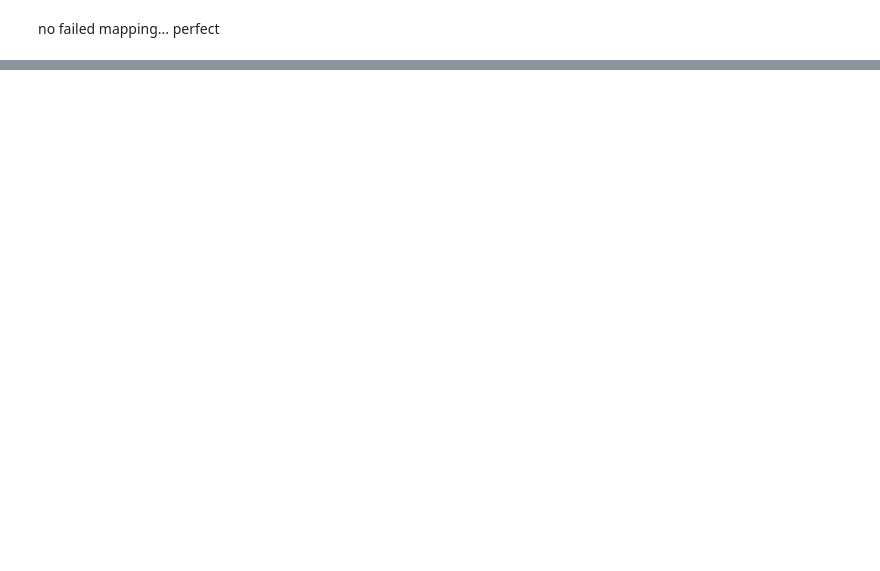
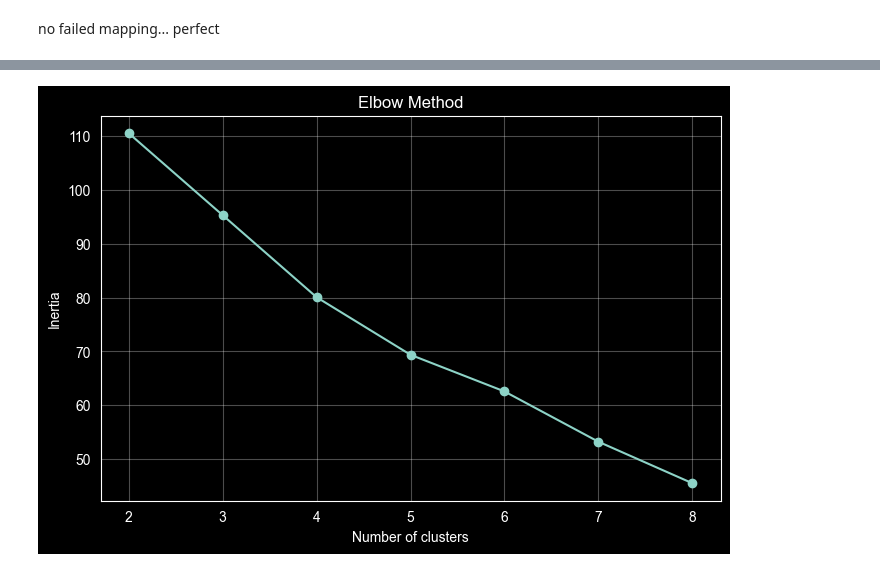
Before and after one commit to NancyNancy07/VIA_UrbanMicroFarm_MAL_Model, a Jupyter notebook: preproccess_samo.ipynb, the cells around one changed output, grey strips where cells are left out. Cells and saved outputs as stored; diff of their text form; code cells hidden in the pictures; blank space fills up the shorter version.

Commit message:
failed clustering

```diff
--- a/preproccess_samo.ipynb
+++ b/preproccess_samo.ipynb
@@ -612,0 +666,12 @@ for col in X_full.columns:
+# %%
+df_clean = df_clean.drop(columns=["Water_Group"])
+
+plant_profile = df_clean.groupby("Plant_ID").agg({
+    "Watering_Amount_ml": "mean",
+    "Watering_Frequency_days": "mean",
+    "Soil_Moisture_%": "mean",
+    "Light": "mean",
+    "Room_Temperature_C": "mean",
+    "Humidity_%": "mean",
+    "Health_Score": "mean"
+}).reset_index()
@@ -612,0 +708,22 @@ for col in X_full.columns:
+# %%
+from sklearn.cluster import KMeans
+from sklearn.metrics import silhouette_score
+import matplotlib.pyplot as plt
+
+k_values = range(2, 9)
+
+inertias = []
+silhouette_scores = []
+
+for k in k_values:
+    kmeans = KMeans(n_clusters=k, random_state=42, n_init=10)
+    labels = kmeans.fit_predict(plant_profile_scaled)
+
+    inertias.append(kmeans.inertia_)
+    silhouette_scores.append(silhouette_score(plant_profile_scaled, labels))
+
+    print("k =", k)
+    print("Cluster sizes:")
+    print(pd.Series(labels).value_counts().sort_index())
+    print("Silhouette:", silhouette_score(plant_profile_scaled, labels))
+    print()
@@ -612,0 +748,10 @@ for col in X_full.columns:
+# %%
+plt.figure(figsize=(8, 5))
+plt.plot(k_values, inertias, marker="o")
+plt.xlabel("Number of clusters")
+plt.ylabel("Inertia")
+plt.title("Elbow Method")
+plt.grid(True, alpha=0.3)
+plt.show()
+# %% [output]
+[figure, added]
```
Also changed, not shown: parts of 32 cells of this notebook.
